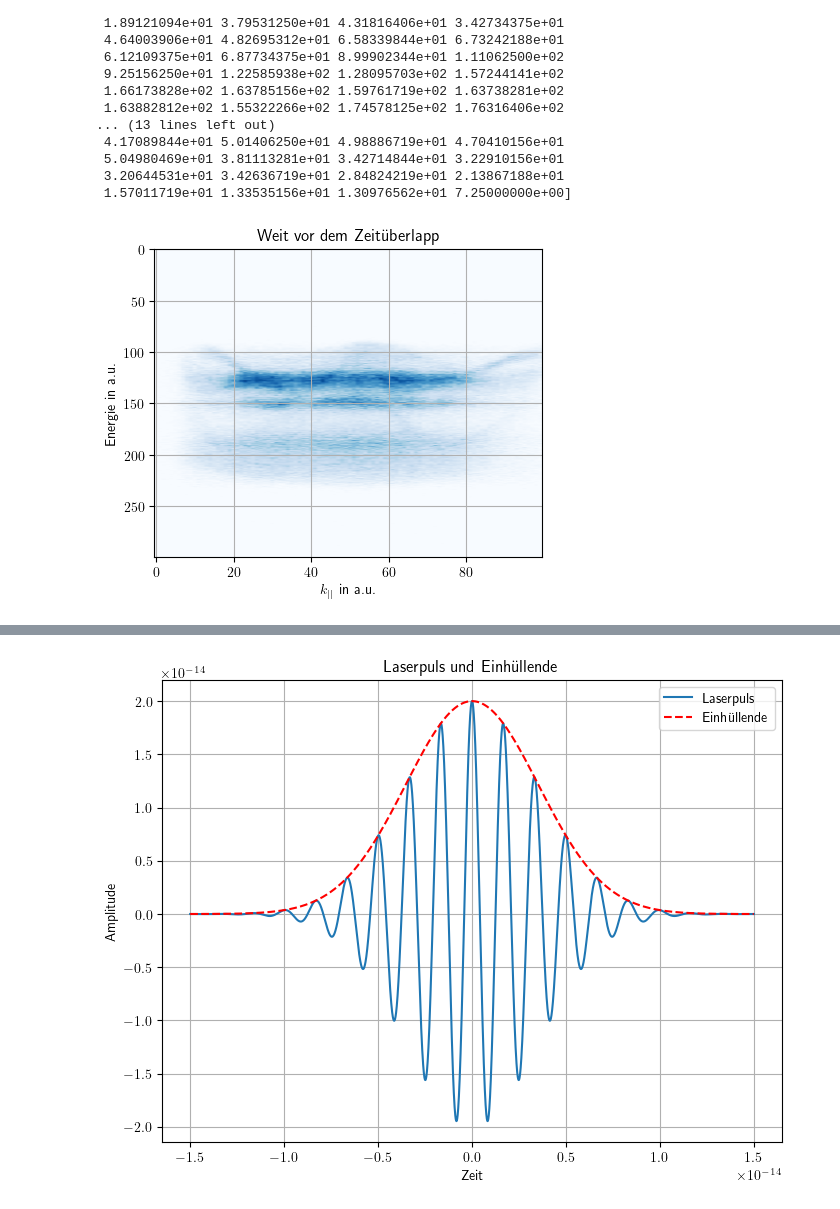
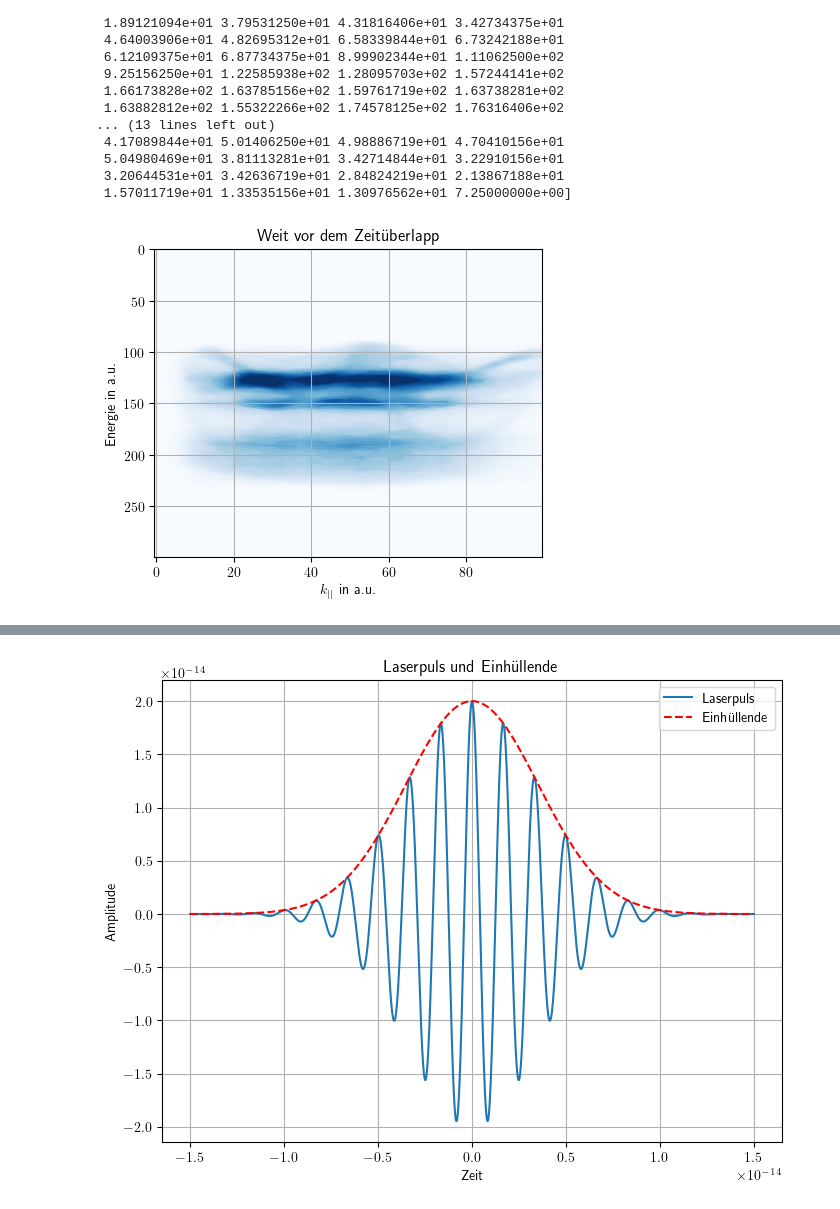
Before and after one commit to RicemanBoy/NM-Code-for-Excercises, a Jupyter notebook: Forschungsarbeit 1/plot.ipynb, the cells around one changed output, grey strips where cells are left out. Drawn from its saved outputs; the diff is of its cells as text; code cells hidden in the pictures.

```diff
--- a/Forschungsarbeit 1/plot.ipynb
+++ b/Forschungsarbeit 1/plot.ipynb
@@ -59,20 +60,19 @@ print(data_ek_2151[130])
 
 # gradient(gradient(data_ek_2151))
 # %%
-arg_imshow = dict(cmap='Blues')
-
+arg_imshow = dict(cmap='Blues', clim=[0,150])
 plt.rcParams['text.usetex'] = True
 
 #######################################################################################################################
 # Plot structure 1 Ek
 #######################################################################################################################
 #plt.figure()
 fig, ax = plt.subplots(figsize=(5,4))
-ax.imshow(data_ek_2151, **arg_imshow, aspect="auto")
+ax.imshow(ndimage.median_filter(data_ek_2151, size = 5), **arg_imshow, aspect="auto")
 ax.grid()
 ax.set_title("Weit vor dem Zeitüberlapp")
 ax.set_xlabel(r"$k_{||}$ in a.u.")
 ax.set_ylabel("Energie in a.u.")
 plt.show()
 # %% [output]
-[figure, old version]
+[figure, new version]
```
Also changed, not shown: parts of 8 cells of this notebook, 6 other files.
